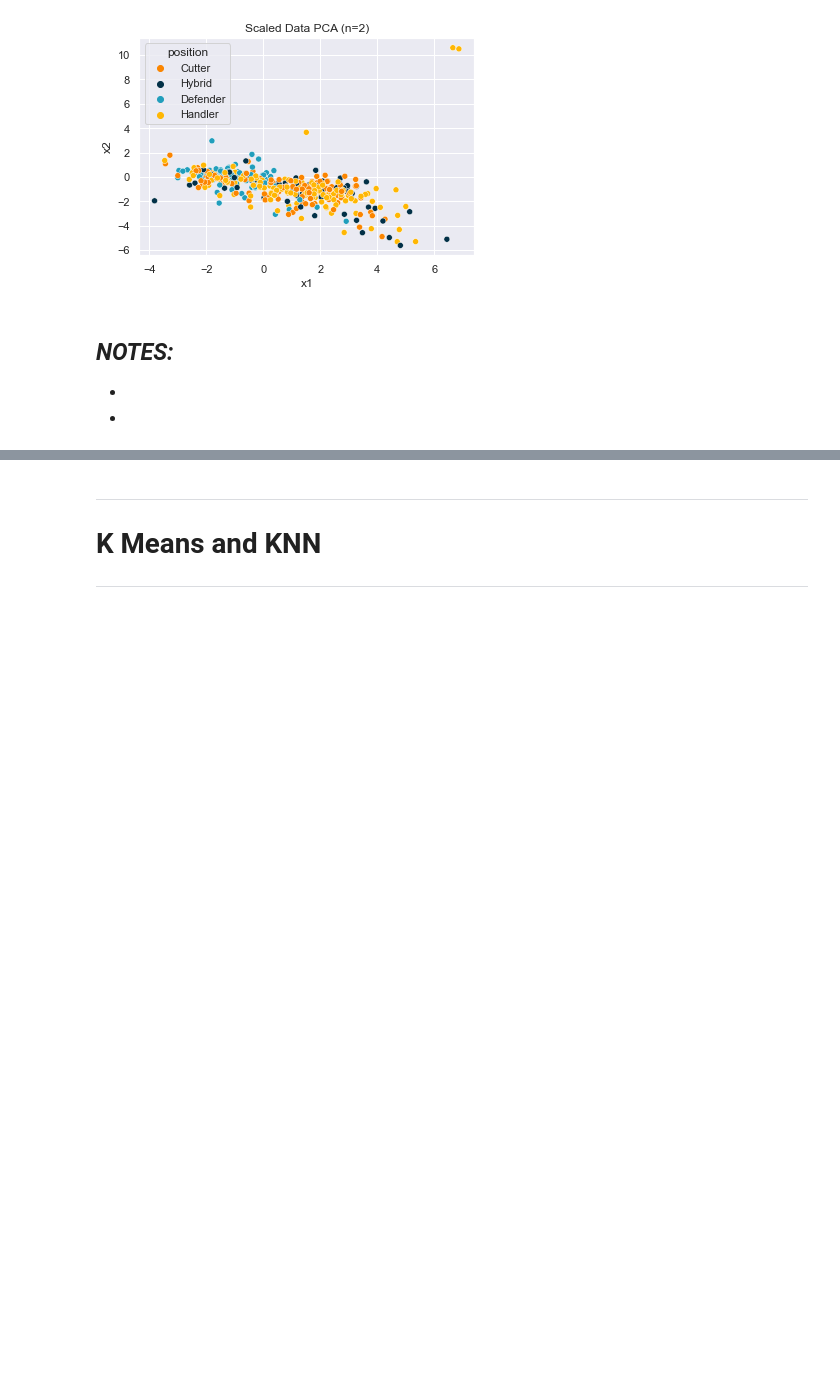
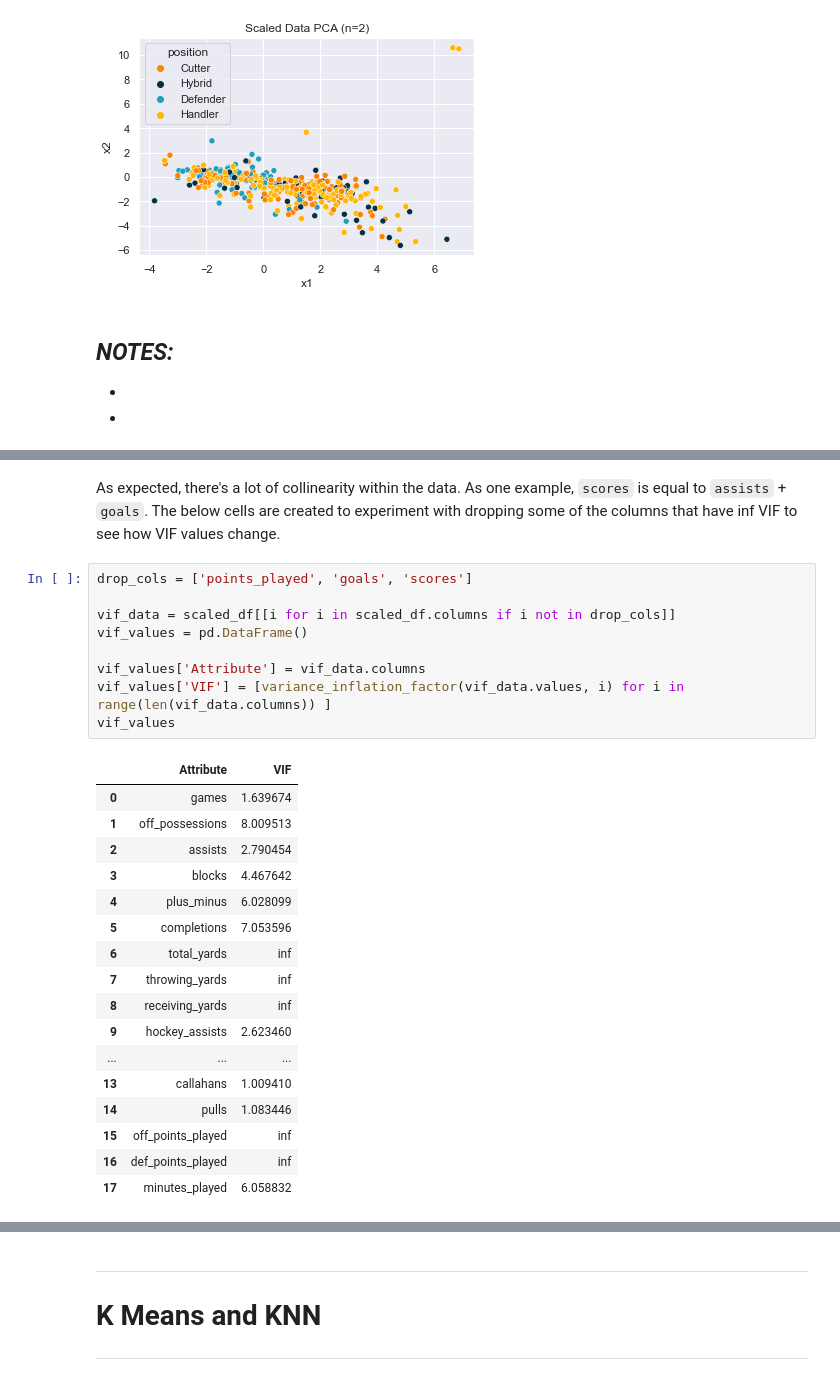
Before and after one commit to g-lorenzo/audl_ds, a Jupyter notebook: P2 - Player Categorization.ipynb, the cells around one changed output, grey strips where cells are left out. Cells and saved outputs as stored; diff of their text form; blank space fills up the shorter version.

```diff
--- a/P2 - Player Categorization.ipynb
+++ b/P2 - Player Categorization.ipynb
@@ -349,0 +381,29 @@ Text(0.5, 1.0, 'Scaled Data PCA (n=2)')
+# %% [markdown]
+As expected, there's a lot of collinearity within the data. As one example, `scores` is equal to `assists` + `goals`. The below cells are created to experiment with dropping some of the columns that have inf VIF to see how VIF values change.
+# %%
+drop_cols = ['points_played', 'goals', 'scores']
+
+vif_data = scaled_df[[i for i in scaled_df.columns if i not in drop_cols]]
+vif_values = pd.DataFrame()
+
+vif_values['Attribute'] = vif_data.columns
+vif_values['VIF'] = [variance_inflation_factor(vif_data.values, i) for i in range(len(vif_data.columns)) ]
+vif_values
+# %% [output]
+|  | Attribute | VIF |
+| 0 | games | 1.639674 |
+| 1 | off_possessions | 8.009513 |
+| 2 | assists | 2.790454 |
+| 3 | blocks | 4.467642 |
+| 4 | plus_minus | 6.028099 |
+| 5 | completions | 7.053596 |
+| 6 | total_yards | inf |
+| 7 | throwing_yards | inf |
+| 8 | receiving_yards | inf |
+| 9 | hockey_assists | 2.623460 |
+| ... | ... | ... |
+| 13 | callahans | 1.009410 |
+| 14 | pulls | 1.083446 |
+| 15 | off_points_played | inf |
+| 16 | def_points_played | inf |
+| 17 | minutes_played | 6.058832 |
```
Also changed, not shown: parts of 15 cells of this notebook.
